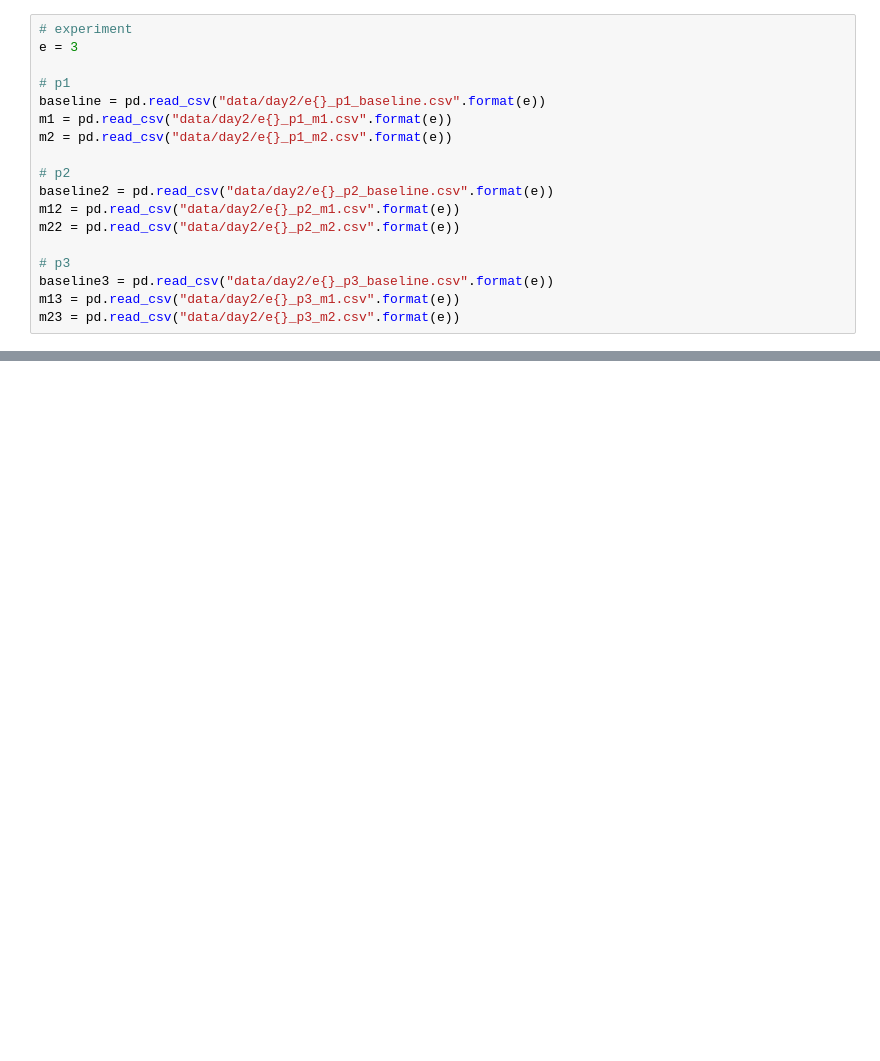
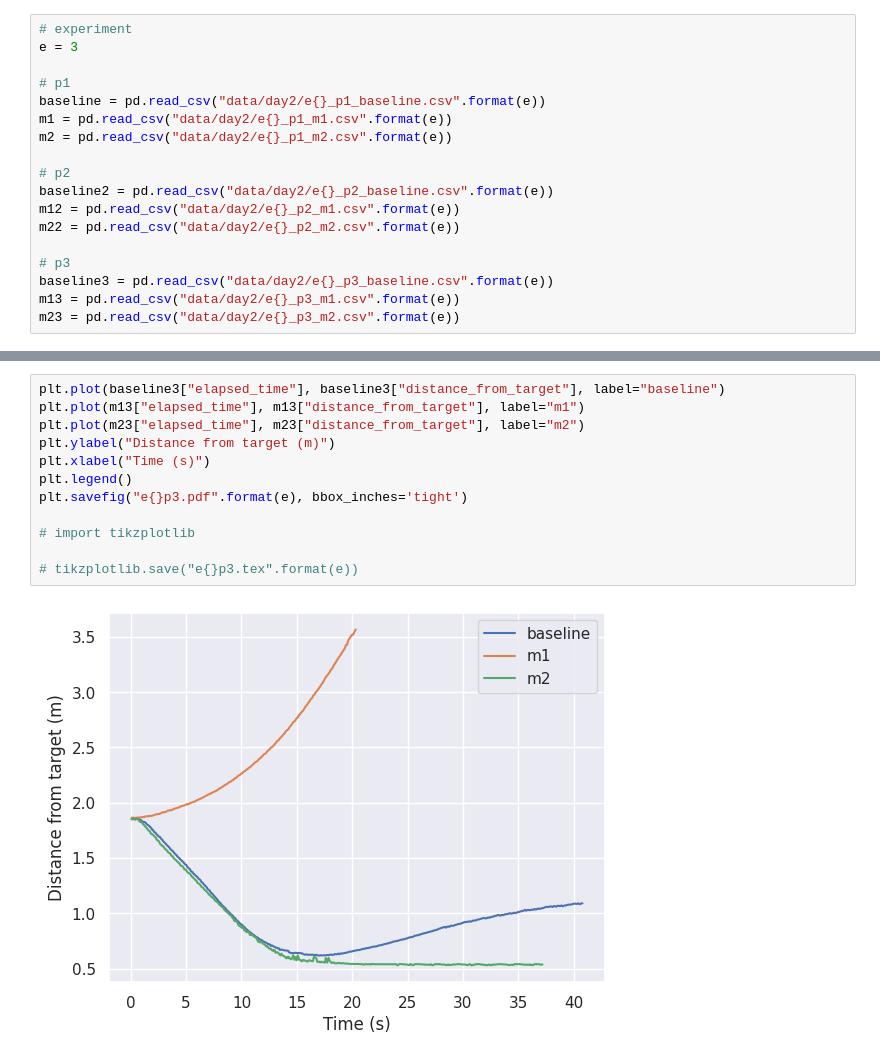
Before and after one commit to TIERS/multi-agent-rl-omni, a Jupyter notebook: notebooks/plot_csv.ipynb, the cells around one changed output, grey strips where cells are left out. Drawn from its saved outputs; the diff is of its cells as text; blank space fills up the shorter version.

```diff
--- a/notebooks/plot_csv.ipynb
+++ b/notebooks/plot_csv.ipynb
@@ -56,0 +105,14 @@ plt.show()
+# %%
+plt.plot(baseline3["elapsed_time"], baseline3["distance_from_target"], label="baseline")
+plt.plot(m13["elapsed_time"], m13["distance_from_target"], label="m1")
+plt.plot(m23["elapsed_time"], m23["distance_from_target"], label="m2")
+plt.ylabel("Distance from target (m)")
+plt.xlabel("Time (s)")
+plt.legend()
+plt.savefig("e{}p3.pdf".format(e), bbox_inches='tight')
+
+# import tikzplotlib
+
+# tikzplotlib.save("e{}p3.tex".format(e))
+# %% [output]
+[figure, added]
```
Also changed, not shown: parts of 6 cells of this notebook, 1 other file.
